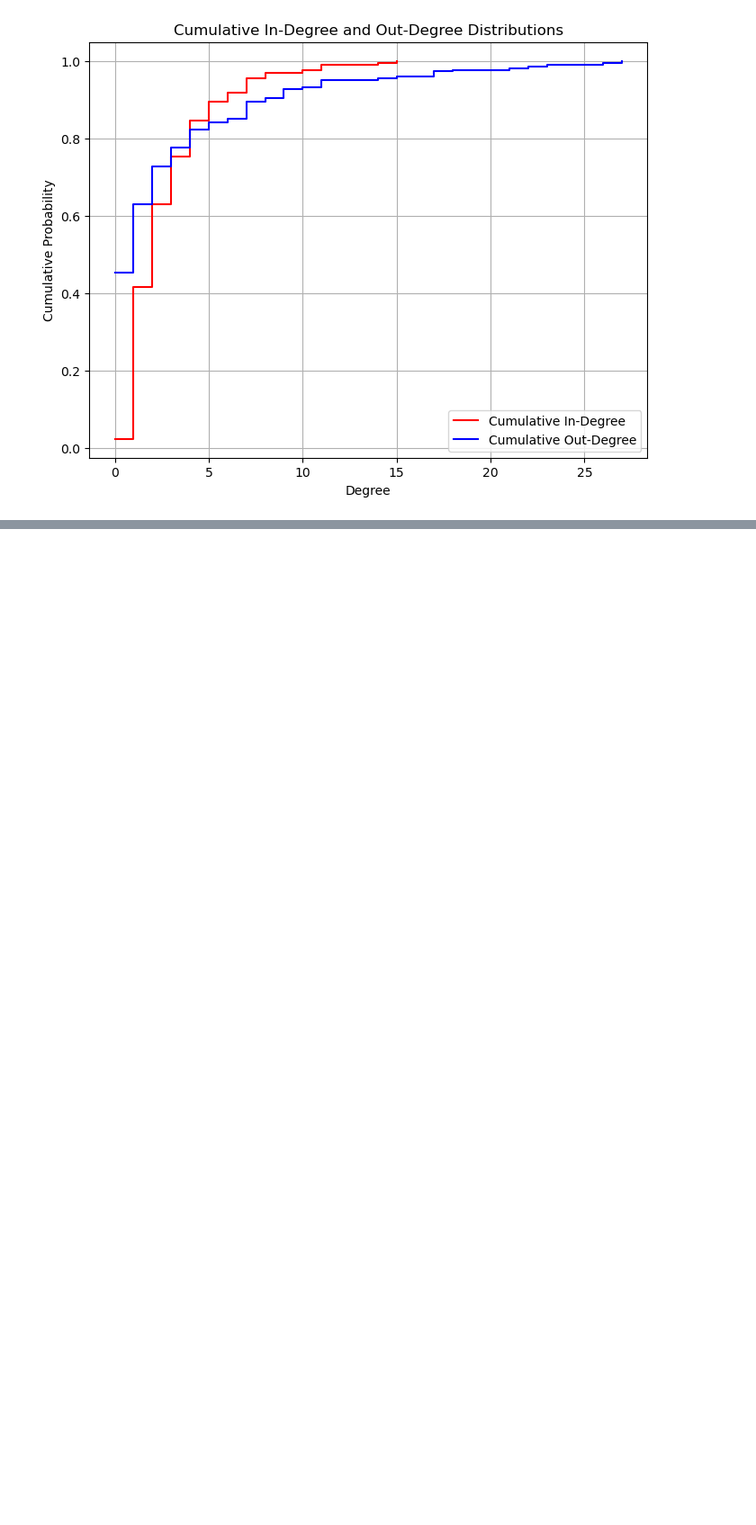
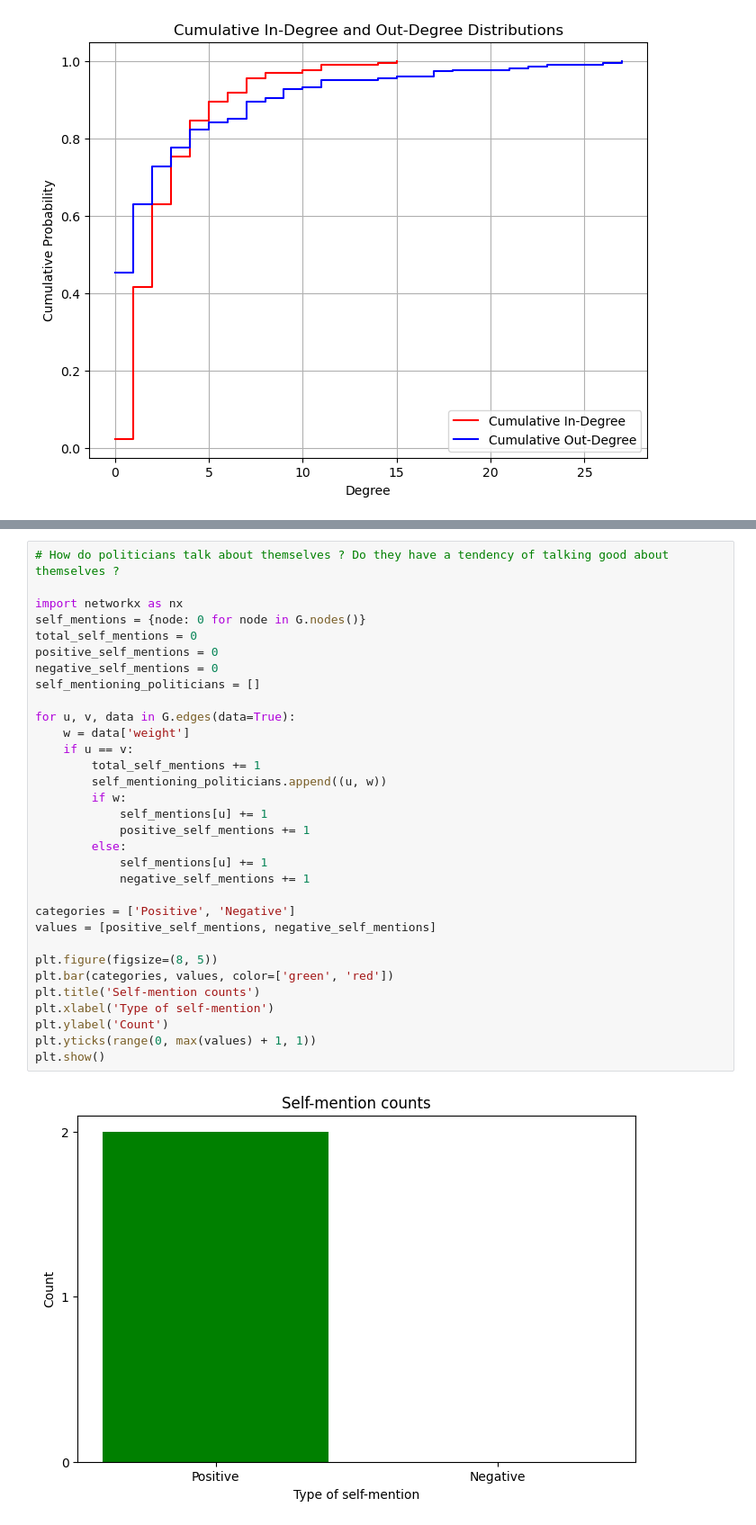
Before and after one commit to tomasbelak24/lil-data-siete, a Jupyter notebook: Congress_votes.ipynb, the cells around one changed output, grey strips where cells are left out. Shown at 90% size. Cells and saved outputs as stored; diff of their text form; blank space fills up the shorter version.

Commit message:
#3: pokus o analyzu self-mentions

```diff
--- a/Congress_votes.ipynb
+++ b/Congress_votes.ipynb
@@ -309,0 +330,34 @@ plt.show()
+# %%
+# How do politicians talk about themselves ? Do they have a tendency of talking good about themselves ?
+
+import networkx as nx
+self_mentions = {node: 0 for node in G.nodes()}
+total_self_mentions = 0
+positive_self_mentions = 0
+negative_self_mentions = 0
+self_mentioning_politicians = []
+
+for u, v, data in G.edges(data=True):
+    w = data['weight']
+    if u == v:
+        total_self_mentions += 1
+        self_mentioning_politicians.append((u, w))
+        if w:
+            self_mentions[u] += 1
+            positive_self_mentions += 1
+        else:
+            self_mentions[u] += 1
+            negative_self_mentions += 1
+
+categories = ['Positive', 'Negative']
+values = [positive_self_mentions, negative_self_mentions]
+
+plt.figure(figsize=(8, 5))
+plt.bar(categories, values, color=['green', 'red'])
+plt.title('Self-mention counts')
+plt.xlabel('Type of self-mention')
+plt.ylabel('Count')
+plt.yticks(range(0, max(values) + 1, 1))
+plt.show()
+# %% [output]
+[figure, added]
```
Also changed, not shown: parts of 4 cells of this notebook.
